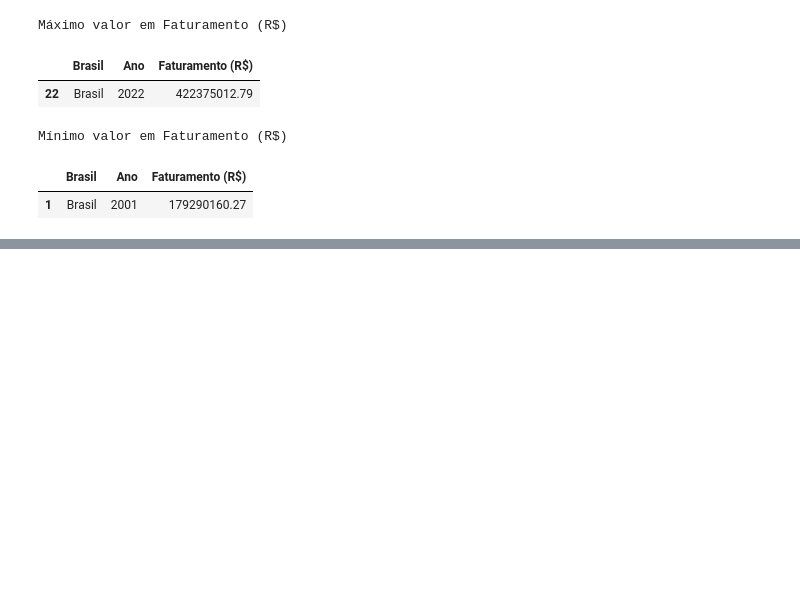
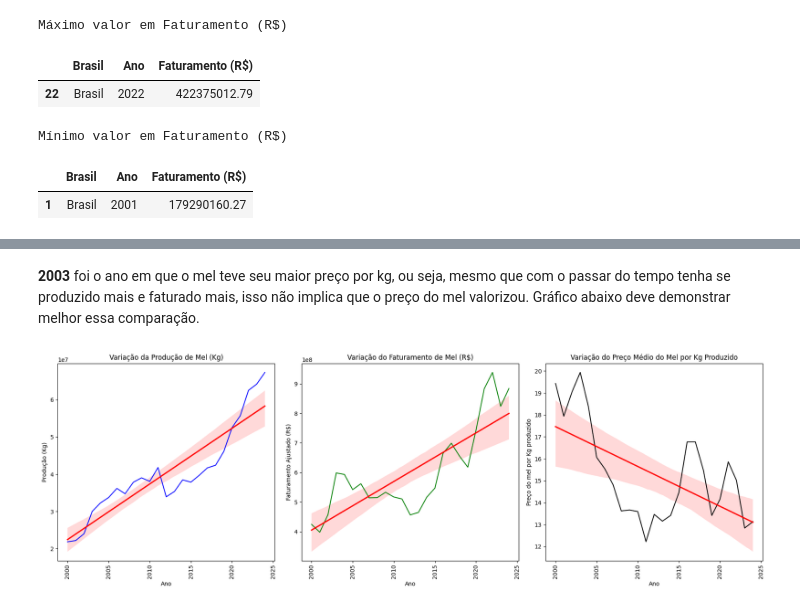
Before and after one commit to Gabriel-J-code/ad-projeto-bees-caatinga, a Jupyter notebook: relatorio TCC.ipynb, the cells around one changed output, grey strips where cells are left out. Cells and saved outputs as stored; diff of their text form; code cells hidden in the pictures; blank space fills up the shorter version.

```diff
--- a/relatorio TCC.ipynb
+++ b/relatorio TCC.ipynb
@@ -129,0 +300,3 @@ O IPCA constitui o principal indicador de inflação no Brasil. Este índice men
+# %%
+producao_br = pd.melt(producao_br_bruto.drop(columns=['Sigla', 'Código']), id_vars=['Brasil'], var_name='Ano', value_name='Produção (Kg)')
+show_head_tail(producao_br)
@@ -129,0 +316,2 @@ O IPCA constitui o principal indicador de inflação no Brasil. Este índice men
+# %%
+producao_br['Ano'] = melted_faturamento_br['Ano'].astype(int)
@@ -129,0 +336,3 @@ O IPCA constitui o principal indicador de inflação no Brasil. Este índice men
+# %%
+mel_br = producao_br.merge(faturamento_br, on=['Brasil', 'Ano'],how='inner')
+show_head_tail(mel_br)
@@ -129,0 +364,4 @@ O IPCA constitui o principal indicador de inflação no Brasil. Este índice men
+# %%
+mel_br['Preço do mel por Kg produzido'] = mel_br['Faturamento Ajustado (R$)']/mel_br['Produção (Kg)']
+show_head_tail(mel_br)
+show_max(mel_br,'Preço do mel por Kg produzido')
@@ -129,0 +384,34 @@ O IPCA constitui o principal indicador de inflação no Brasil. Este índice men
+# %% [markdown]
+**2003** foi o ano em que o mel teve seu maior preço por kg, ou seja, mesmo que com o passar do tempo tenha se produzido mais e faturado mais, isso não implica que o preço do mel valorizou. Gráfico abaixo deve demonstrar melhor essa comparação.
+# %%
+#Convertendo ano para numérico
+mel_br['Ano'] = pd.to_numeric(mel_br['Ano'])
+
+# Criar a figura e os 3 subplots lado a lado
+fig, axes = plt.subplots(1, 3, figsize=(18, 6))
+
+# Gráfico 1: Produção (Kg) com linha de tendência
+sns.lineplot(data=mel_br, x='Ano', y='Produção (Kg)', ax=axes[0], color='blue')
+sns.regplot(data=mel_br, x='Ano', y='Produção (Kg)', ax=axes[0], color='red', scatter=False, ci=95)
+axes[0].set_title('Variação da Produção de Mel (Kg)')
+axes[0].set_ylabel('Produção (Kg)')
+axes[0].tick_params(axis='x', rotation=90)
+
+# Gráfico 2: Faturamento Ajustado (R$) com linha de tendência
+sns.lineplot(data=mel_br, x='Ano', y='Faturamento Ajustado (R$)', ax=axes[1], color='green')
+sns.regplot(data=mel_br, x='Ano', y='Faturamento Ajustado (R$)', ax=axes[1], color='red', scatter=False, ci=95)
+axes[1].set_title('Variação do Faturamento de Mel (R$)')
+axes[1].set_ylabel('Faturamento Ajustado (R$)')
+axes[1].tick_params(axis='x', rotation=90)
+
+# Gráfico 3: Preço por Kg com linha de tendência
+sns.lineplot(data=mel_br, x='Ano', y='Preço do mel por Kg produzido', ax=axes[2], color='black')
+sns.regplot(data=mel_br, x='Ano', y='Preço do mel por Kg produzido', ax=axes[2], color='red', scatter=False, ci=95)
+axes[2].set_title('Variação do Preço Médio do Mel por Kg Produzido')
+axes[2].set_ylabel('Preço do mel por Kg produzido')
+axes[2].tick_params(axis='x', rotation=90)
+
+plt.tight_layout()
+plt.show()
+# %% [output]
+[figure, added]
```
Also changed, not shown: parts of 45 cells of this notebook.
